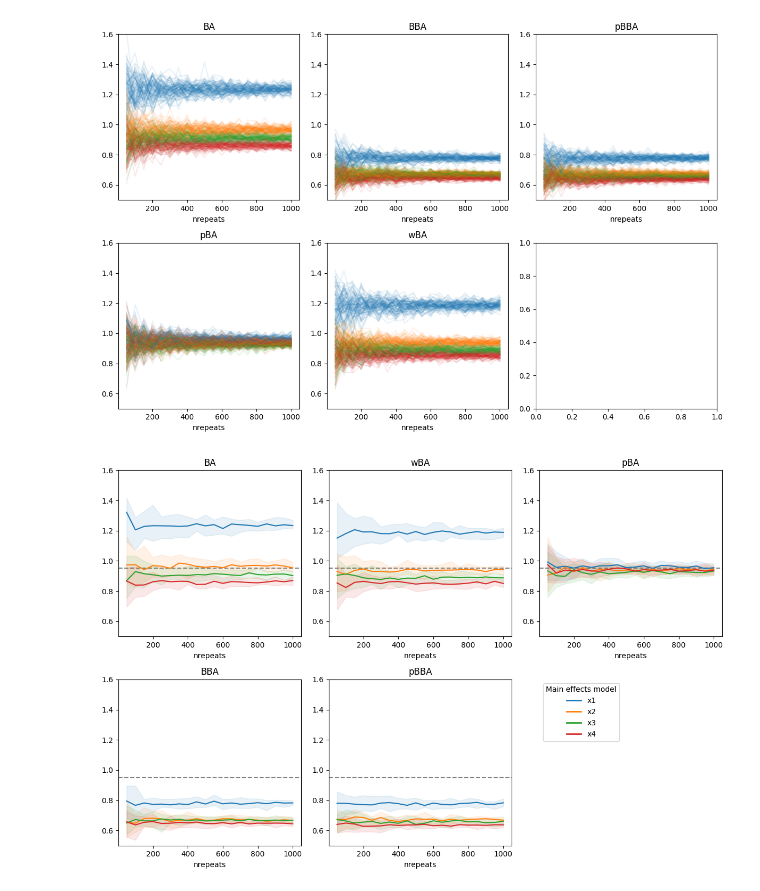
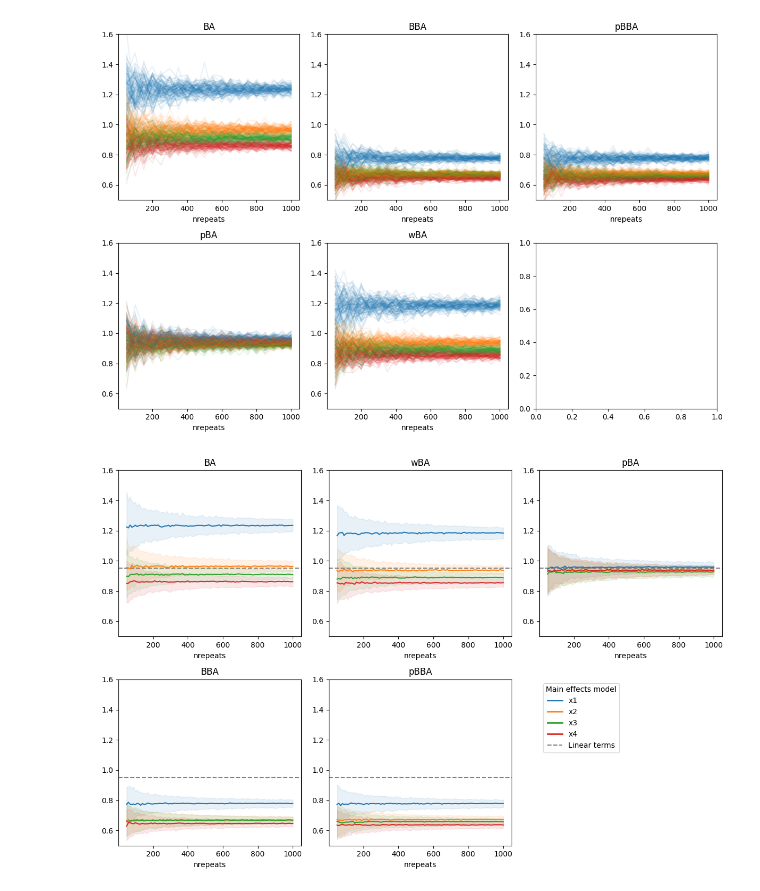
Before and after one commit to gedeck/Mistat-bootstrap-analysis, a Jupyter notebook: notebooks/Piston simulator analysis.ipynb, the cells around one changed output. Cells and saved outputs as stored; diff of their text form; code cells hidden in the pictures.

```diff
--- a/notebooks/Piston simulator analysis.ipynb
+++ b/notebooks/Piston simulator analysis.ipynb
@@ -128,7 +128,8 @@ plt.show()
 # %%
 def graph_std_coef(results, experiment, formula, ylim, *,
                    ols_model=None,
-                   max_bootstrap_size=1000, resamples=100, ci_bands=True, filename=None, seed=123):
+                   max_bootstrap_size=1000, resamples=100, ci_bands=True, filename=None, seed=123,
+                   stepsize=50):
     random.seed(seed)
     np.random.seed(seed)
     title = {'main': 'Main effects model', 'full': 'Model with interactions and quadratic terms'}
@@ -144,43 +145,53 @@ def graph_std_coef(results, experiment, formula, ylim, *,
             median = []
             q_5 = []
             q95 = []
-            for i in range(50, max_bootstrap_size + 1, 50):
+            for i in range(50, max_bootstrap_size + 1, stepsize):
                 x = []
                 for n in range(resamples):
                     x.append({'nrepeats': i, 'sample': n, **results[f'{method}_{experiment}'].sample(i).std().to_dict()})
                 median.append(pd.DataFrame(x).quantile(0.5).to_dict())
                 q_5.append(pd.DataFrame(x).quantile(0.05).to_dict())
                 q95.append(pd.DataFrame(x).quantile(0.95).to_dict())
             ax = pd.DataFrame(median).plot(x='nrepeats', y=terms, title=method, ax=ax, color=colors)
             for col, term in zip(colors, terms):
                 ax.fill_between(pd.DataFrame(median)['nrepeats'], pd.DataFrame(q_5)[term], pd.DataFrame(q95)[term], alpha=0.1, color=col)
         else:
             for n in range(resamples):
                 std_coef = []
                 for i in range(50, 1050, 50):
                     std_coef.append({'nrepeats': i, 'sample': n, **results[f'{method}_{experiment}'].sample(i).std().to_dict()})
                 ax = pd.DataFrame(std_coef).plot(x='nrepeats', y=terms, title=method, ax=ax, alpha=0.5, color=colors)
         if ols_model:
             bse = results[ols_model].bse
             ax.axhline(bse['x1'], color='grey', zorder=-1, ls='--')
             if 'x1:x2' in bse:
-                ax.axhline(bse['x1:x2'], color='grey', zorder=-1, ls='--')
+                ax.axhline(bse['x1:x2'], color='grey', zorder=-1, ls='-.')
             if 'I(x1 ** 2)' in bse:
-                ax.axhline(bse['I(x1 ** 2)'], color='grey', zorder=-1, ls='--')
+                ax.axhline(bse['I(x1 ** 2)'], color='grey', zorder=-1, ls=':')
 
         ax.get_legend().remove()
         ax.set_ylim(*ylim)
     legend_elements = [Line2D([0], [0], color=col, ls='-',lw=2, label=term) for term, col in zip(terms, colors)]
+    if ols_model:
+        bse = results[ols_model].bse
+        legend_elements.append(Line2D([0], [0], color='grey', ls='--', label='Linear terms'))
+        if 'x1:x2' in bse:
+            legend_elements.append(Line2D([0], [0], color='grey', ls='-.', label='Interactions'))
+        if 'I(x1 ** 2)' in bse:
+            legend_elements.append(Line2D([0], [0], color='grey', ls=':', label='Quadratic terms'))
     axes[-1].legend(handles=legend_elements, loc='upper left', title=title[experiment])
     axes[-1].axis('off')
     plt.tight_layout()
-    common.saveFigure(filename)
+    if filename:
+       common.saveFigure(filename)
 
-# graph_std_coef(results, 'main', formula_main, (0.5, 1.6), resamples=20, ci_bands=False, filename='S_piston-std-main-20-resamples.pdf')
+graph_std_coef(results, 'main', formula_main, (0.5, 1.6), resamples=20, ci_bands=False, filename='S_piston-std-main-20-resamples.pdf')
 graph_std_coef(results, 'main', formula_main, (0.5, 1.6), ols_model='ols_main', resamples=20, ci_bands=True, filename='S_piston-std-main-20-bands.pdf')
-# graph_std_coef(results, 'main', formula_main, (0.5, 1.6), ols_model='ols_main', resamples=300, ci_bands=True, filename='S_piston-std-main-300-bands.pdf')
+graph_std_coef(results, 'main', formula_main, (0.5, 1.6), ols_model='ols_main', resamples=300, ci_bands=True, filename='S_piston-std-main-300-bands.pdf')
+
+# graph_std_coef(results, 'main', formula_main, (0.5, 1.6), ols_model='ols_main', resamples=300, ci_bands=True, stepsize=10)
 # %% [output]
-[figure, old version]
+[figure, new version]
 # %%
 graph_std_coef(results, 'full', formula_full, (0.3, 1.4), ols_model='ols_full', resamples=20, ci_bands=True, filename='S_piston-std-full-20-bands.pdf')
 graph_std_coef(results, 'full', formula_full, (0.3, 1.4), ols_model='ols_full', resamples=300, ci_bands=True, filename='S_piston-std-full-300-bands.pdf')
```
Also changed, not shown: parts of 1 cell of this notebook, 5 other files.
